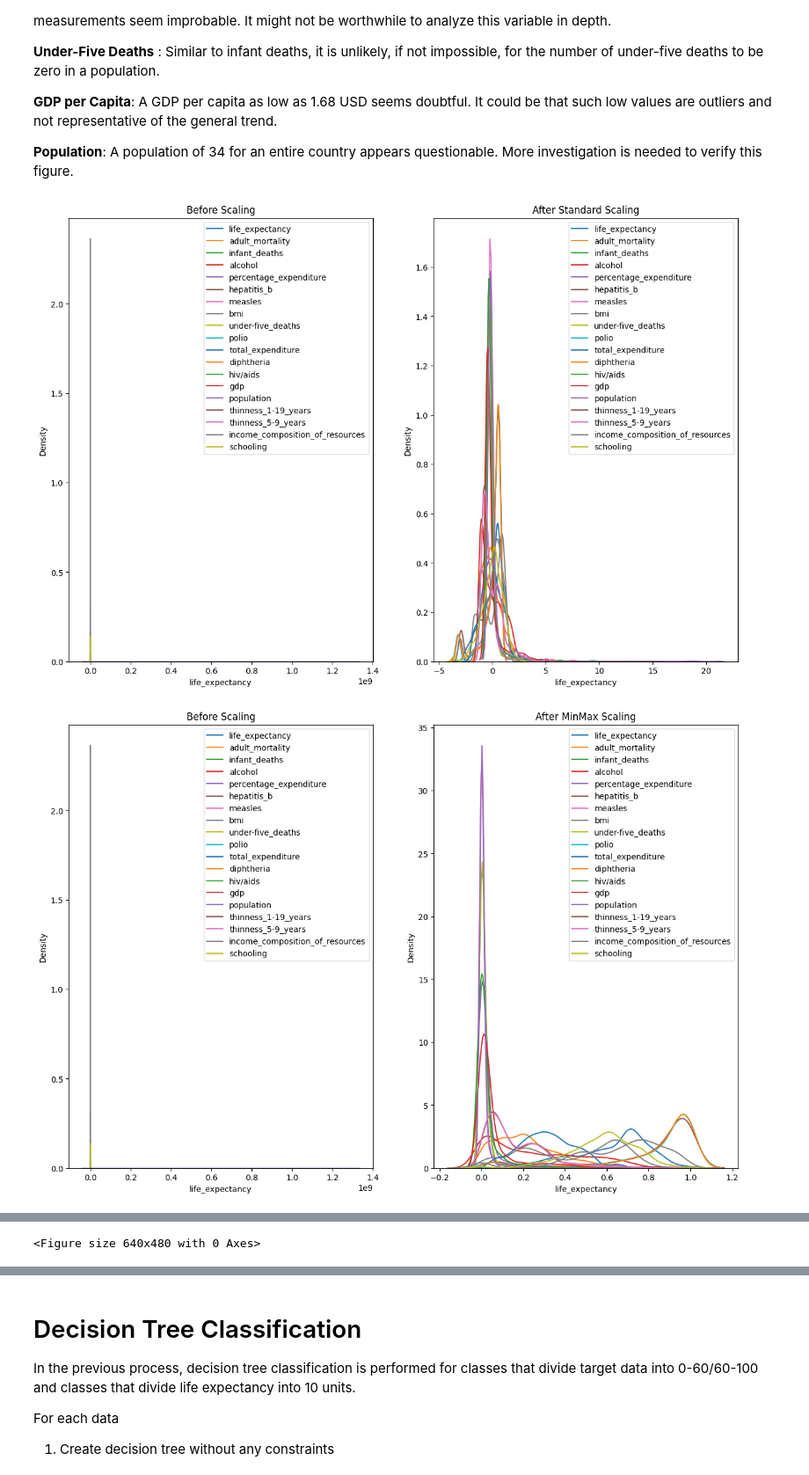
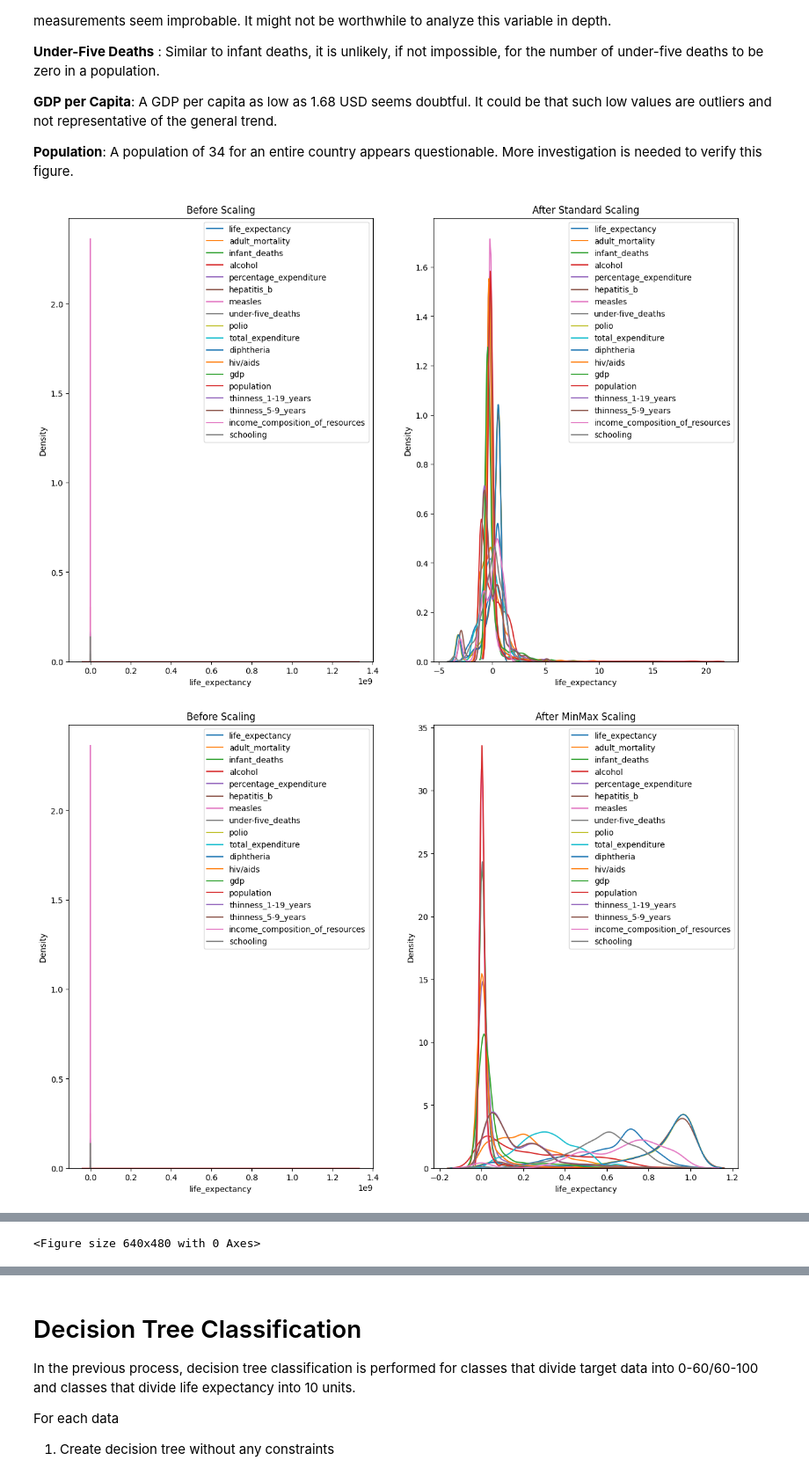
Before and after one commit to 9-coding/Life_Expectancy_DataScicence, a Jupyter notebook: Life_Expectancy_Dataset.ipynb, the cells around one changed output, grey strips where cells are left out. Shown at 88% size. Cells and saved outputs as stored; diff of their text form; code cells hidden in the pictures.

```diff
--- a/Life_Expectancy_Dataset.ipynb
+++ b/Life_Expectancy_Dataset.ipynb
@@ -123,7 +123,8 @@ max             28.600000                         0.948000    20.700000
 # Function for scaling
 def scale_data(df, scaler, scaler_name):
     # List of columns to scale
-    columns_to_scale = ['life_expectancy', 'adult_mortality', 'infant_deaths', 'alcohol', 'percentage_expenditure', 'hepatitis_b', 'measles', 'bmi', 'under-five_deaths', 'polio', 'total_expenditure', 'diphtheria', 'hiv/aids', 'gdp', 'population', 'thinness_1-19_years', 'thinness_5-9_years', 'income_composition_of_resources', 'schooling']
+    # 'bmi' 제외. 다시 살려야 함
+    columns_to_scale = ['life_expectancy', 'adult_mortality', 'infant_deaths', 'alcohol', 'percentage_expenditure', 'hepatitis_b', 'measles', 'under-five_deaths', 'polio', 'total_expenditure', 'diphtheria', 'hiv/aids', 'gdp', 'population', 'thinness_1-19_years', 'thinness_5-9_years', 'income_composition_of_resources', 'schooling']
 
     # Copy the original dataframe
     df_scaled = df.copy()
@@ -145,6 +146,8 @@ def scale_data(df, scaler, scaler_name):
     ax2.legend()    # show the legend in the plot
 
     plt.show()
+
+    return df_scaled
 
 # Function to handle NaN values with mean values of the data by using fillna
 # We can see that there are no NaN values in categorical columns, so for the numerical ones we would fill them with the mean values
@@ -264,6 +267,8 @@ scale_data(df, StandardScaler(), 'Standard Scaling')
 scale_data(df, MinMaxScaler(), 'MinMax Scaling')
 scale_data(df, RobustScaler(), 'Robust Scaling')
 
+print(df_scaled)
+
 #plt.show()
 
 print(compare_missing_values(df))
@@ -332,6 +337,10 @@ for i in best_features:
 
 print(feature_list)
 
+df_scaled = scale_data(df, StandardScaler(), 'Standard Scaling')
+
+print(df_scaled)
+
 # Binning life_expectancy 1 - bmi과 관련있음
 life_bins = [0,60,100] # Define life_expectancy bins as 0 to 60, 60 to 100
 life_group_names = ['low 60','high 60']
@@ -356,32 +365,32 @@ alcohol_bins = [0,8.8,17]
 alcohol_group_names = ['low','high']
 alcohol_categorise = pd.cut(df['alcohol'],alcohol_bins,labels=alcohol_group_names)
 
 df['alcohol_categorise'] = alcohol_categorise
 print(df[['alcohol','alcohol_categorise']])
 
 # Binning adult_mortality
 adult_mortality_categorise = pd.cut(df['adult_mortality'], bins = (0,100,200,300,400,500), labels = ['low 100', '100 to 200', '200 to 300', '300 to 400', '400 to 500'])
 
 df['adult_mortality_categorise'] = adult_mortality_categorise
 print(df[['adult_mortality','adult_mortality_categorise']])
 
 # Binning schooling - alcohol column과 연관성이 있음
 schooling_categorise = pd.cut(df['schooling'], bins = (0,5,10,15,20),
                               labels = ['g1', 'g2', 'g3', 'g4'])
 
 df['schooling_categorise'] = schooling_categorise
 print(df[['schooling','schooling_categorise']])
 
 df.head()
 '''
 
 from sklearn.preprocessing import LabelEncoder
 encoder = LabelEncoder()
 encoder.fit(df.country)
 df['country'] = encoder.transform(df.country)
 encoder_1 = LabelEncoder()
 encoder_1.fit(df.status)
 df['status'] = encoder_1.transform(df.status)
 # %% [output]
-[figure, old version]
+[figure, new version]
-[figure, old version]
+[figure, new version]
```
Also changed, not shown: parts of 5 cells of this notebook.
